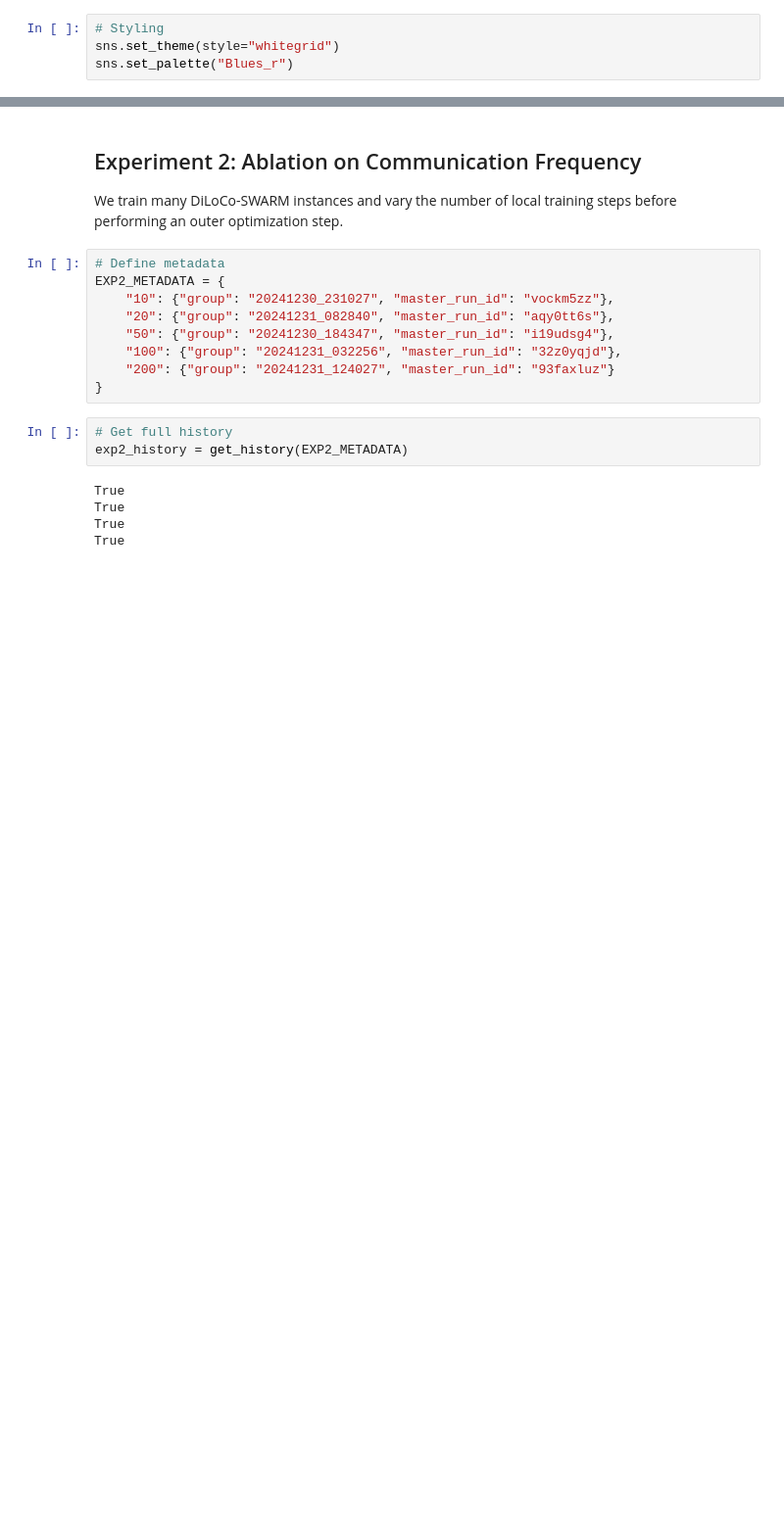
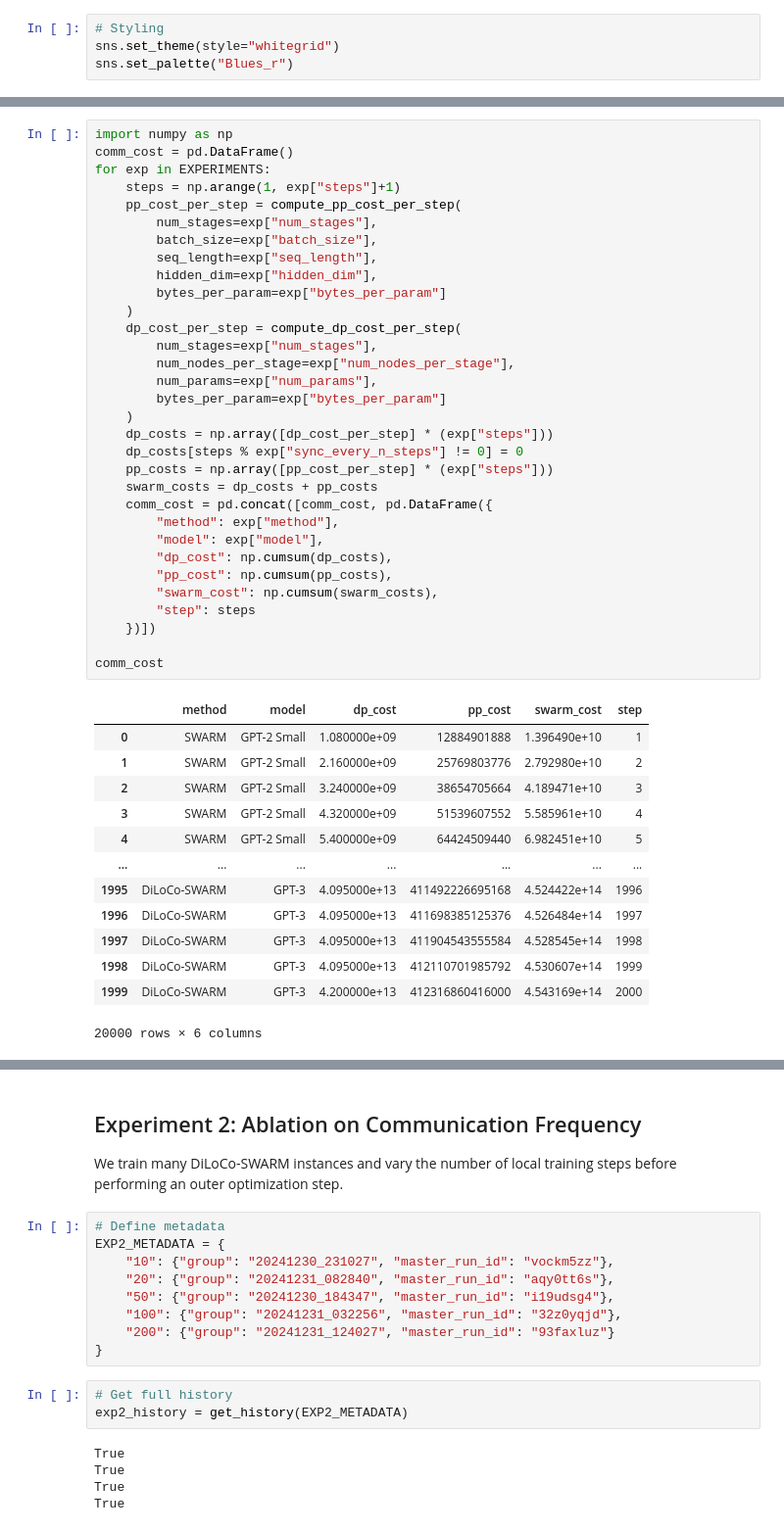
Before and after one commit to mikasenghaas/diloco-swarm, a Jupyter notebook: notebooks/3.0-results.ipynb, the cells around one changed output, grey strips where cells are left out. Shown: that part at 98% size. Cells and saved outputs as stored; diff of their text form; blank space fills up the shorter version.

```diff
--- a/notebooks/3.0-results.ipynb
+++ b/notebooks/3.0-results.ipynb
@@ -112,0 +178,46 @@ fig.savefig("report/figures/experiment1.png", bbox_inches="tight")
+# %%
+import numpy as np
+comm_cost = pd.DataFrame()
+for exp in EXPERIMENTS:
+    steps = np.arange(1, exp["steps"]+1)
+    pp_cost_per_step = compute_pp_cost_per_step(
+        num_stages=exp["num_stages"],
+        batch_size=exp["batch_size"],
+        seq_length=exp["seq_length"],
+        hidden_dim=exp["hidden_dim"],
+        bytes_per_param=exp["bytes_per_param"]
+    )
+    dp_cost_per_step = compute_dp_cost_per_step(
+        num_stages=exp["num_stages"],
+        num_nodes_per_stage=exp["num_nodes_per_stage"],
+        num_params=exp["num_params"],
+        bytes_per_param=exp["bytes_per_param"]
+    )
+    dp_costs = np.array([dp_cost_per_step] * (exp["steps"]))
+    dp_costs[steps % exp["sync_every_n_steps"] != 0] = 0
+    pp_costs = np.array([pp_cost_per_step] * (exp["steps"]))
+    swarm_costs = dp_costs + pp_costs
+    comm_cost = pd.concat([comm_cost, pd.DataFrame({
+        "method": exp["method"],
+        "model": exp["model"],
+        "dp_cost": np.cumsum(dp_costs),
+        "pp_cost": np.cumsum(pp_costs),
+        "swarm_cost": np.cumsum(swarm_costs),
+        "step": steps
+    })])
+
+comm_cost
+# %% [output]
+|  | method | model | dp_cost | pp_cost | swarm_cost | step |
+| 0 | SWARM | GPT-2 Small | 1.080000e+09 | 12884901888 | 1.396490e+10 | 1 |
+| 1 | SWARM | GPT-2 Small | 2.160000e+09 | 25769803776 | 2.792980e+10 | 2 |
+| 2 | SWARM | GPT-2 Small | 3.240000e+09 | 38654705664 | 4.189471e+10 | 3 |
+| 3 | SWARM | GPT-2 Small | 4.320000e+09 | 51539607552 | 5.585961e+10 | 4 |
+| 4 | SWARM | GPT-2 Small | 5.400000e+09 | 64424509440 | 6.982451e+10 | 5 |
+| ... | ... | ... | ... | ... | ... | ... |
+| 1995 | DiLoCo-SWARM | GPT-3 | 4.095000e+13 | 411492226695168 | 4.524422e+14 | 1996 |
+| 1996 | DiLoCo-SWARM | GPT-3 | 4.095000e+13 | 411698385125376 | 4.526484e+14 | 1997 |
+| 1997 | DiLoCo-SWARM | GPT-3 | 4.095000e+13 | 411904543555584 | 4.528545e+14 | 1998 |
+| 1998 | DiLoCo-SWARM | GPT-3 | 4.095000e+13 | 412110701985792 | 4.530607e+14 | 1999 |
+| 1999 | DiLoCo-SWARM | GPT-3 | 4.200000e+13 | 412316860416000 | 4.543169e+14 | 2000 |
+20000 rows × 6 columns
```
Also changed, not shown: parts of 12 cells of this notebook, 6 other files.
